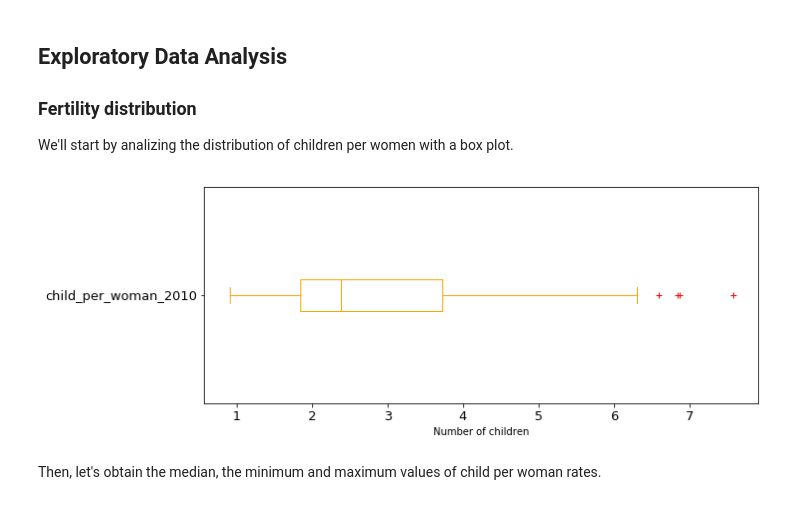
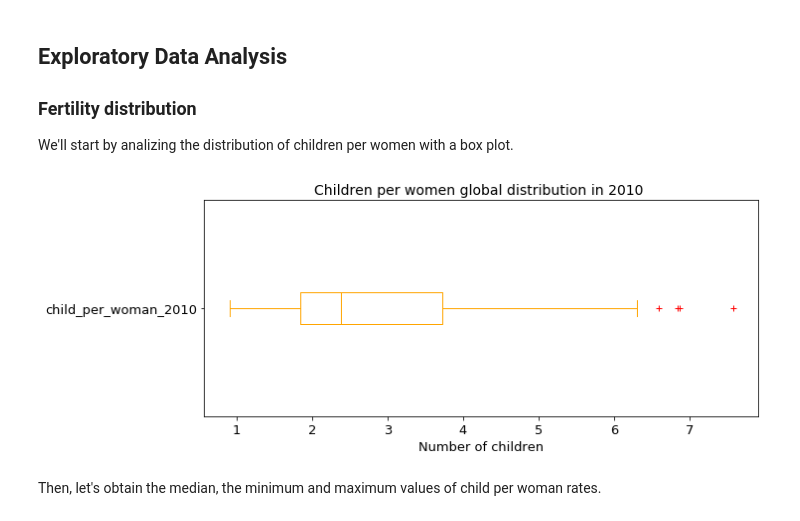
Before and after one commit to Lilianasu/Udacity-Project-2, a Jupyter notebook: Investigate a Dataset Project.ipynb, the cells around one changed output. Saved outputs shown, nothing was run; the diff lists cells and outputs as text; code cells hidden in the pictures.

Commit message:
Graphs updated with labels, and limitations were described just before the conclusions.

```diff
--- a/Investigate a Dataset Project.ipynb
+++ b/Investigate a Dataset Project.ipynb
@@ -477,9 +476,10 @@ gdp.head()
 We'll start by analizing the distribution of children per women with a box plot.
 # %%
 ax = child_per_woman.plot.box(color = 'orange', figsize=(10,4), fontsize=13, vert=False, sym='r+', );
-ax.set_xlabel("Number of children");
+ax.set_title('Children per women global distribution in 2010 ', fontsize=14)
+ax.set_xlabel("Number of children", fontsize=13);
 # %% [output]
-[figure, old version]
+[figure, new version]
 # %% [markdown]
 Then, let's obtain the median, the minimum and maximum values of child per woman rates.
 # %%
```
Also changed, not shown: parts of 9 cells of this notebook.
